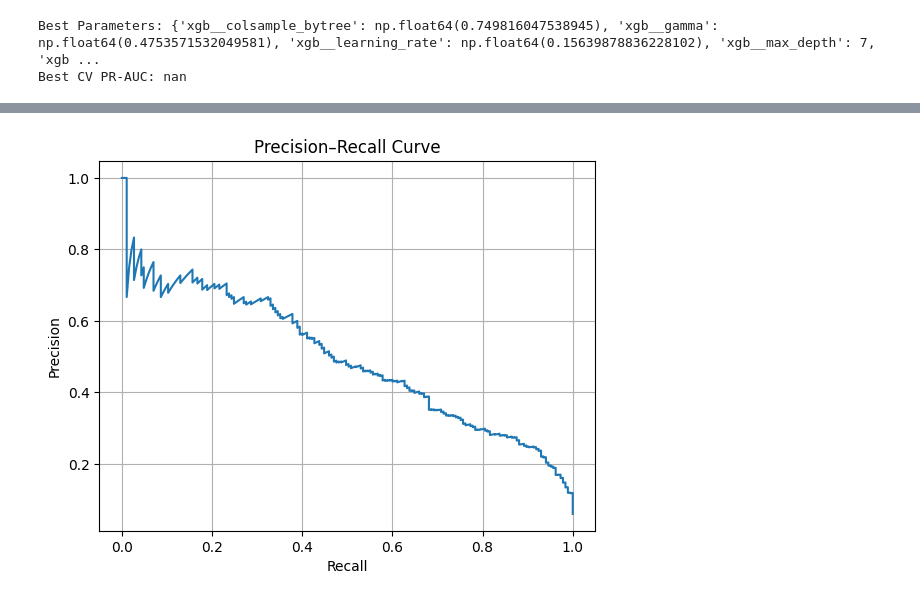
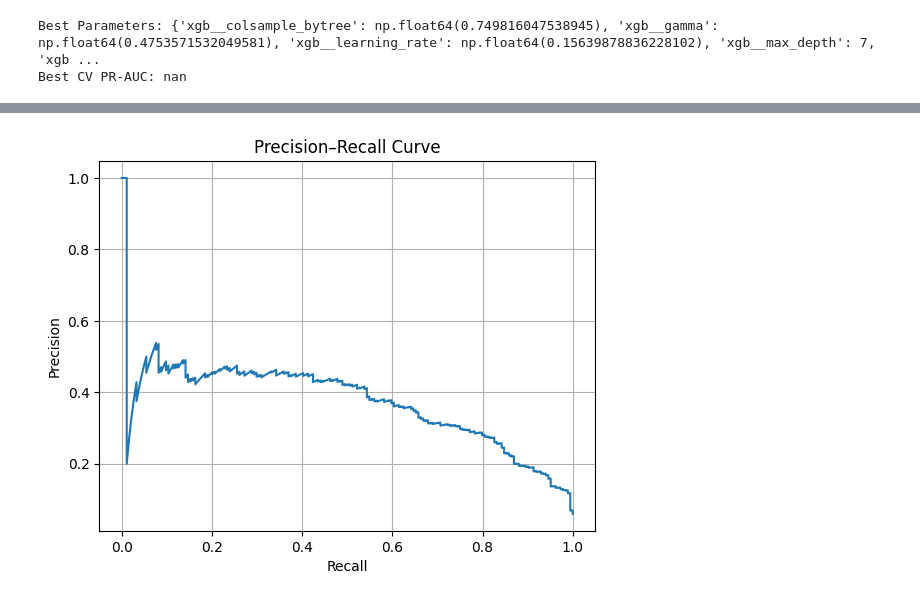
Before and after one commit to enxinn/DSA4263_VehicleInsuranceFraud, a Jupyter notebook: notebooks/07_xgboost.ipynb, the cells around one changed output, grey strips where cells are left out. Cells and saved outputs as stored; diff of their text form; code cells hidden in the pictures.

```diff
--- a/notebooks/07_xgboost.ipynb
+++ b/notebooks/07_xgboost.ipynb
@@ -18,14 +18,15 @@ data = pd.read_csv("data/processed/fraud.csv")
 X = data.drop(columns=['FraudFound_P'])
 y = data['FraudFound_P'].astype(int)
 # %%
-X_train, X_test, y_train, y_test = train_test_split(
-    X, y,
-    test_size=0.2,
-    random_state=42,
-    stratify=y
+X_train_full, X_test, y_train_full, y_test = train_test_split(
+    X, y, test_size=0.2, random_state=42, stratify=y
 )
-print("Train shape:", X_train.shape)
-print("Test shape:", X_test.shape)
-print("Fraud ratio in train:", y_train.mean())
-print("Fraud ratio in test:", y_test.mean())
+
+X_train, X_val, y_train, y_val = train_test_split(
+    X_train_full, y_train_full, test_size=0.25, random_state=42, stratify=y_train_full
+)
+
+print(f"Train size: {len(X_train)}")
+print(f"Validation size: {len(X_val)}")
+print(f"Test size: {len(X_test)}")
 # %% [output]
@@ -170,9 +152,10 @@ plt.show()
 # %%
 best_model = random_search.best_estimator_
-y_prob = best_model.predict_proba(X_test)[:, 1]
+y_prob = best_model.predict_proba(X_val)[:, 1]
 y_pred = (y_prob >= 0.5).astype(int)
-print(f"Test Recall: {recall_score(y_test, y_pred):.4f}")
-test_pr_auc = average_precision_score(y_test, y_prob)
-print("Test PR-AUC:", test_pr_auc)
-print(confusion_matrix(y_test, y_pred))
+print(f"Val Recall: {recall_score(y_val, y_pred):.4f}")
+val_pr_auc = average_precision_score(y_val, y_prob)
+print("Val PR-AUC:", val_pr_auc)
+print(confusion_matrix(y_val, y_pred))
+print(classification_report(y_val, y_pred, digits=4))
 # %% [output]
@@ -183,14 +182,14 @@ Test PR-AUC: 0.49576459654259025
 # %%
 from sklearn.metrics import precision_recall_curve
 import matplotlib.pyplot as plt
 
-precision, recall, thresholds = precision_recall_curve(y_test, y_prob)
+precision, recall, thresholds = precision_recall_curve(y_val, y_prob)
 
 plt.plot(recall, precision)
 plt.xlabel("Recall")
 plt.ylabel("Precision")
 plt.title("Precision–Recall Curve")
 plt.grid(True)
 plt.show()
 # %% [output]
-[figure, old version]
+[figure, new version]
```
Also changed, not shown: parts of 11 cells of this notebook, 11 other files.
